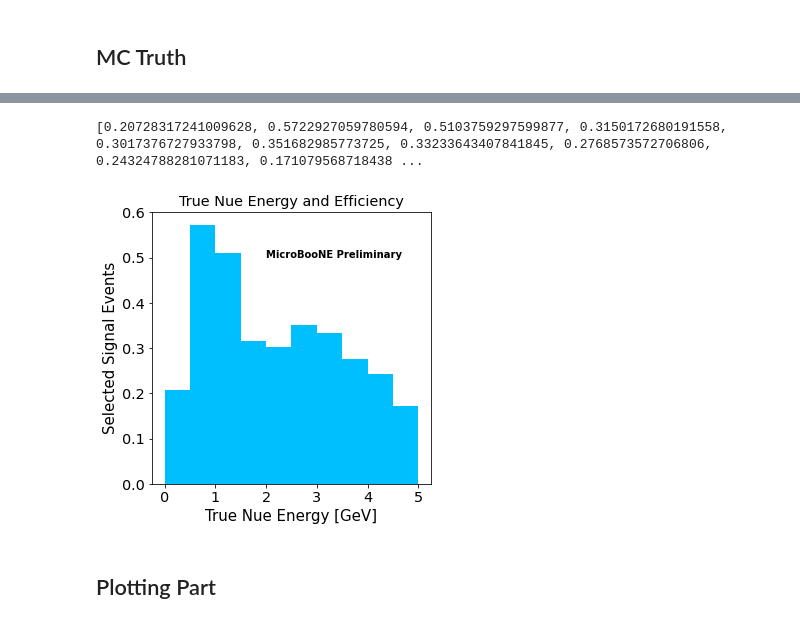
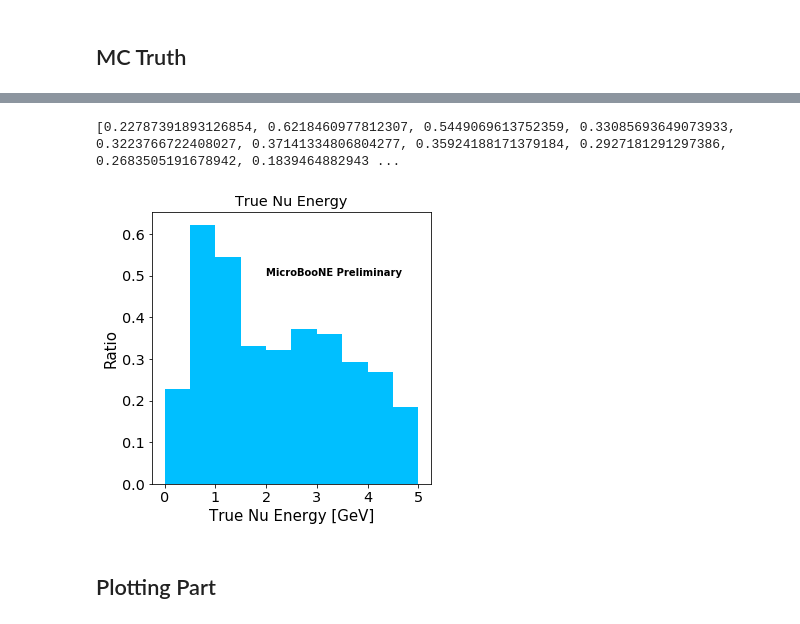
Before and after one commit to afm1g15/PELEE, a Jupyter notebook: PlotterNuMIBDT1eNp_Alex.ipynb, the cells around one changed output, grey strips where cells are left out. Saved outputs shown, nothing was run; the diff lists cells and outputs as text; code cells hidden in the pictures.

```diff
--- a/PlotterNuMIBDT1eNp_Alex.ipynb
+++ b/PlotterNuMIBDT1eNp_Alex.ipynb
@@ -157,7 +157,7 @@ variables = ["run", "sub", "evt",
             "shr_tkfit_nhits_U", "shr_tkfit_nhits_V", "shr_tkfit_nhits_Y", "n_tracks_contained",
             "n_showers", "n_tracks", "shr_energy_cali", "n_showers_contained", "tksh_distance", "tksh_angle",
              "trkshrhitdist2", 'shrsubclusters0', 'shrsubclusters1', 'shrsubclusters2',
-             "shr_energy_tot_cali", 'trk_energy_tot', 'nproton']
+             "shr_energy_tot_cali", 'trk_energy_tot', 'nproton', 'trk_energy']
 
 """
 varlist = [
@@ -515,6 +538,6 @@ print(ratiotruths)
 # %%
-numu_ratio_nums_truth = [2387888, 4012272, 3547152, 2707896, 1355376, 642192, 411944, 277168, 174760, 117232]
-nue_ratio_nums_truth = [494969, 2296194, 1810381, 853034, 408968, 225848, 136904, 76736, 42510, 20056]
+numu_ratio_nums_truth = [2407340, 4994210, 5023720, 4070430, 2104960, 1013480, 647920, 443430, 278330, 191360]
+nue_ratio_nums_truth = [548570, 3105630, 2737460, 1346730, 678590, 376420, 232760, 129800, 74690, 35200]
 bin_ratios_truth = []
 
 for i in range(len(numu_ratio_nums_truth)):
@@ -523,29 +546,29 @@ for i in range(len(numu_ratio_nums_truth)):
 
 print(bin_ratios_truth)
 # %% [output]
-[0.20728317241009628, 0.5722927059780594, 0.5103759297599877, 0.3150172680191558, 0.3017376727933798, 0.351682985773725, 0.33233643407841845, 0.2768573572706806, 0.24324788281071183, 0.171079568718438 ...
+[0.22787391893126854, 0.6218460977812307, 0.5449069613752359, 0.33085693649073933, 0.3223766722408027, 0.37141334806804277, 0.35924188171379184, 0.2927181291297386, 0.2683505191678942, 0.1839464882943 ...
 # %%
 import matplotlib.pyplot as plt
 import matplotlib
 
 count = [0.1, 0.6, 1.1, 1.6, 2.1, 2.6, 3.1, 3.6, 4.1, 4.6]
 
 weights = [0.1*bin_ratios_truth[0], 0.6*bin_ratios_truth[1], 1.1*bin_ratios_truth[2], 1.6*bin_ratios_truth[3], 2.1*bin_ratios_truth[4], 2.6*bin_ratios_truth[5], 3.1*bin_ratios_truth[6], 3.6*bin_ratios_truth[7], 4.1*bin_ratios_truth[8], 4.6*bin_ratios_truth[9]]
 bins = np.arange(0, 5.5, 0.5)
 
 # plot selected signal events
 fig, ax1 = plt.subplots(figsize=(5, 5))
 
 sel = ax1.hist(count, bins, color='deepskyblue', weights=bin_ratios_truth)
-ax1.set_ylabel('Selected Signal Events', fontsize=15)
-ax1.set_xlabel('True Nue Energy [GeV]', fontsize=15)
+ax1.set_ylabel('Ratio', fontsize=15)
+ax1.set_xlabel('True Nu Energy [GeV]', fontsize=15)
 #ax1.set_ylim(0, 3500)
-ax1.set_title("True Nue Energy and Efficiency")
+ax1.set_title("True Nu Energy")
 
 plt.text(2, 0.5, r'MicroBooNE Preliminary', fontweight='bold')
 plt.show()
 # %% [output]
-[figure, old version]
+[figure, new version]
 # %% [markdown]
 ## Plotting Part
 # %%
```
Also changed, not shown: parts of 79 cells of this notebook, 5 other files.
